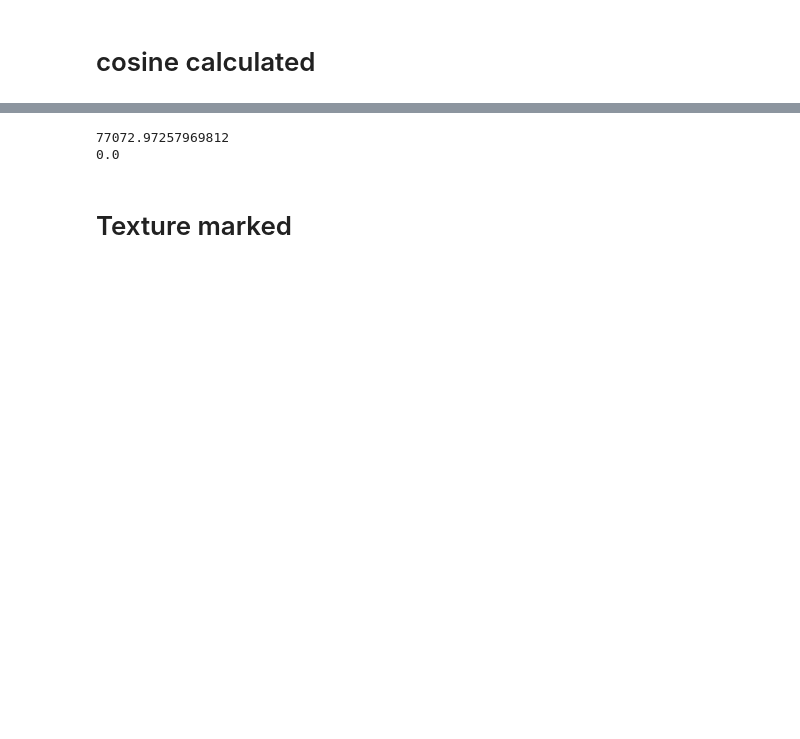
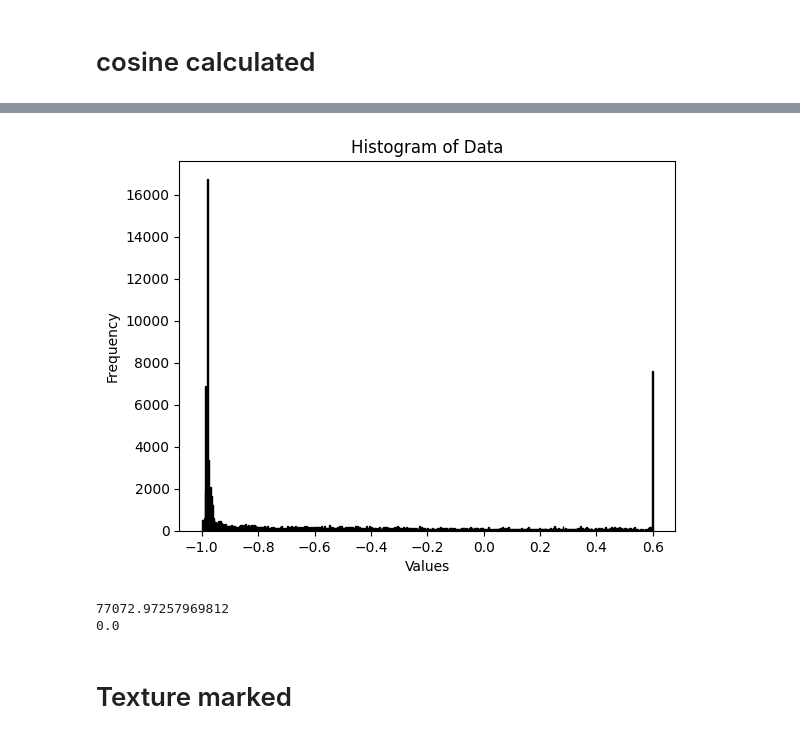
Before and after one commit to zyang63/Die_casting_ejection, a Jupyter notebook: draft_angle_marking.ipynb, the cells around one changed output, grey strips where cells are left out. Drawn from its saved outputs; the diff is of its cells as text; code cells hidden in the pictures; blank space fills up the shorter version.

```diff
--- a/draft_angle_marking.ipynb
+++ b/draft_angle_marking.ipynb
@@ -259,3 +273,12 @@ for face in faces:
+# %%
+# Create a Histogram without specifying bins
+plt.hist(F_list,bins=500, color='blue', edgecolor='black')  # You can customize colors and other parameters
+plt.title('Histogram of Data')
+plt.xlabel('Values')
+plt.ylabel('Frequency')
+plt.show()
+# %% [output]
+[figure, added]
 # %%
 cosines_array = np.array(cosines)
 F_array = np.array(F_list)
```
Also changed, not shown: parts of 8 cells of this notebook.
